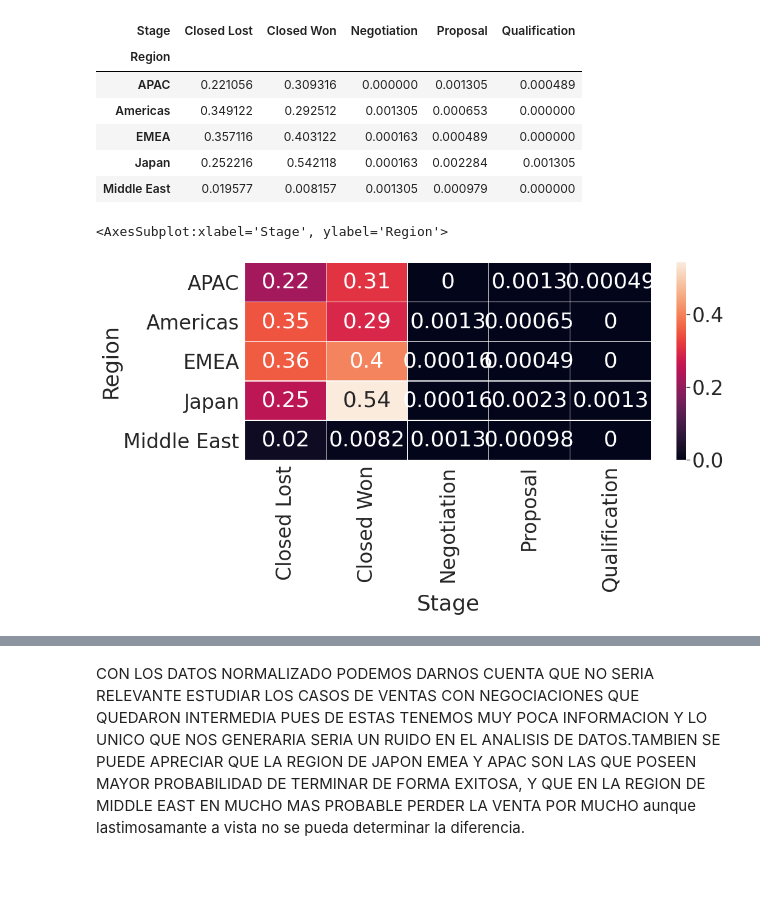
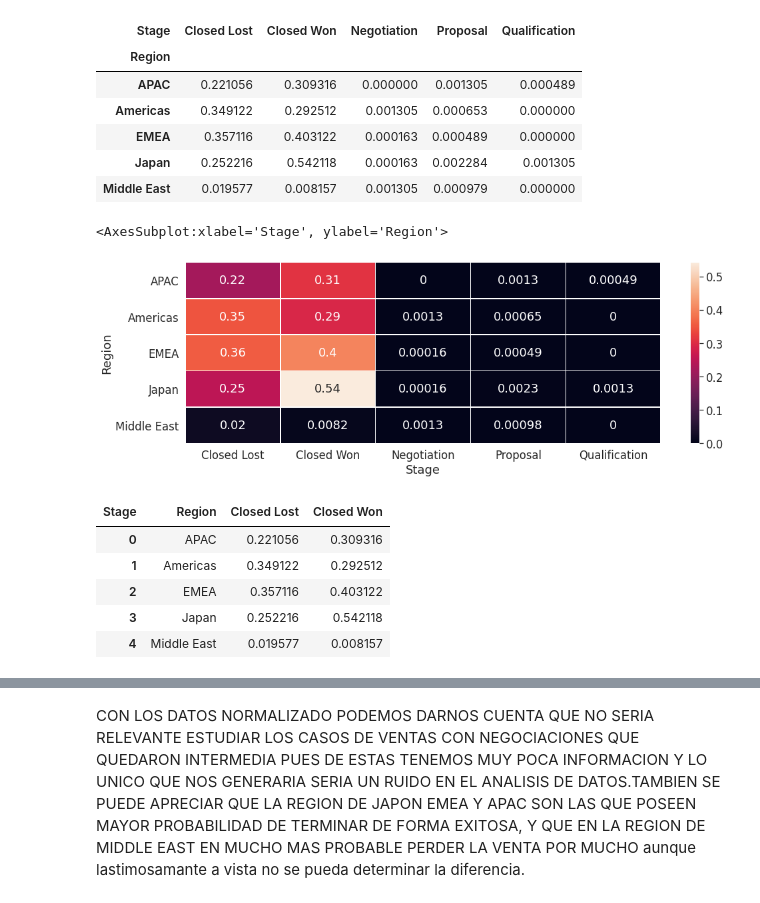
Before and after one commit to felipegonzalez2112/tp-2020-orga-datos, a Jupyter notebook: TP1_Analisis_Rogger.ipynb, the cells around one changed output, grey strips where cells are left out. Cells and saved outputs as stored; diff of their text form; code cells hidden in the pictures; blank space fills up the shorter version.

```diff
--- a/TP1_Analisis_Rogger.ipynb
+++ b/TP1_Analisis_Rogger.ipynb
@@ -151,0 +154,4 @@ sns.catplot(x="cantidad_stage",y="Territory",col="Stage",\
+# %%
+sns.set(font_scale=1.5)
+sns.catplot(x="cantidad_stage",y="Territory",col="Stage",\
+    data=top10_reset_r,hue="Stage",kind="bar",height=8, aspect=.5)
@@ -239,7 +208,9 @@ Stage_por_Region_md_p
 | Japan | 0.252216 | 0.542118 | 0.000163 | 0.002284 | 0.001305 |
 | Middle East | 0.019577 | 0.008157 | 0.001305 | 0.000979 | 0.000000 |
 # %%
+plt.figure(figsize = (16,5))
+
 sns.heatmap(Stage_por_Region_md_p,annot=True,linewidths=.5)
 # %% [output]
 <AxesSubplot:xlabel='Stage', ylabel='Region'>
-[figure, old version]
+[figure, new version]
@@ -245,0 +219,9 @@ sns.heatmap(Stage_por_Region_md_p,annot=True,linewidths=.5)
+# %%
+Stage_por_Region_md_p_r
+# %% [output]
+| Stage | Region | Closed Lost | Closed Won |
+| 0 | APAC | 0.221056 | 0.309316 |
+| 1 | Americas | 0.349122 | 0.292512 |
+| 2 | EMEA | 0.357116 | 0.403122 |
+| 3 | Japan | 0.252216 | 0.542118 |
+| 4 | Middle East | 0.019577 | 0.008157 |
```
Also changed, not shown: parts of 76 cells of this notebook, 1 other file.
